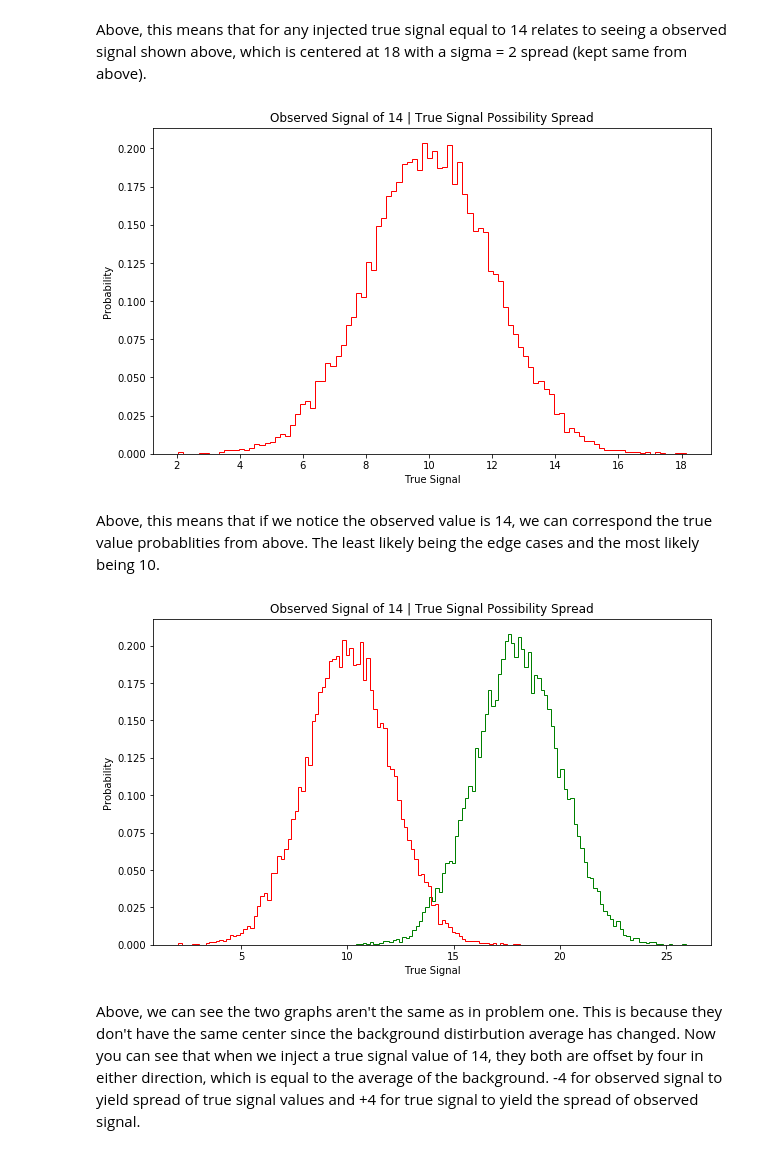
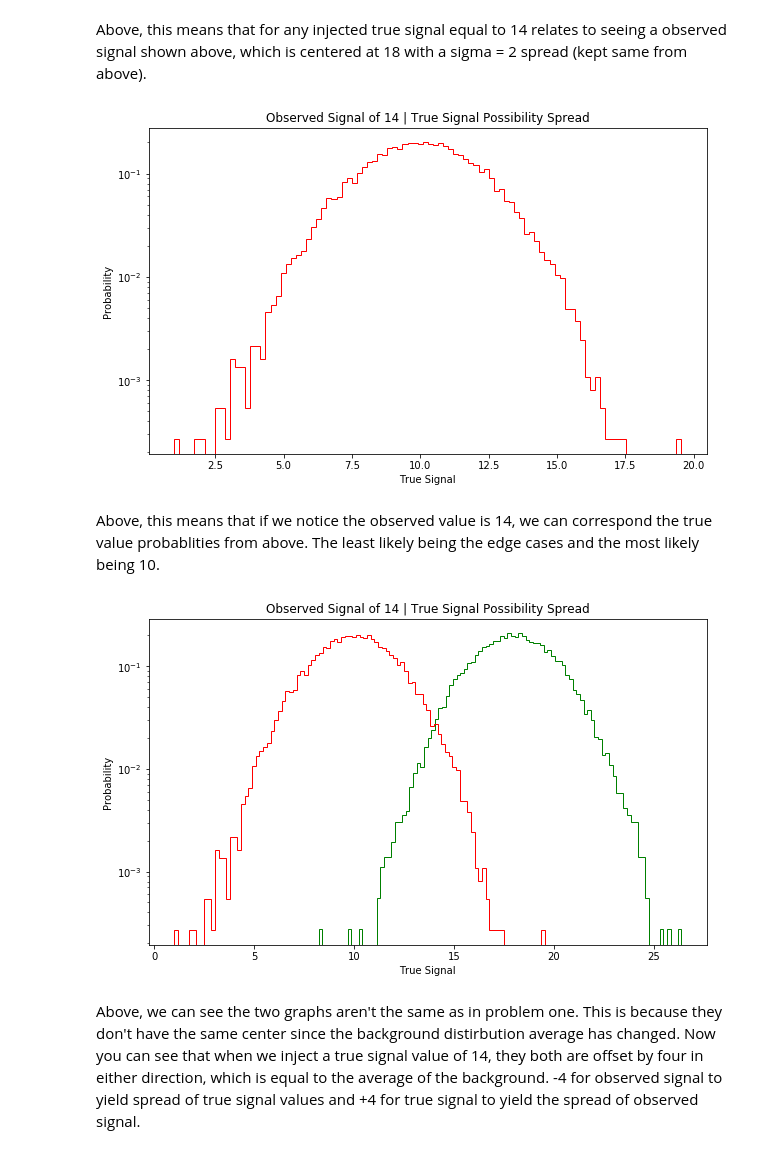
Before and after one commit to noahkim4648/Phys-434-Portfolio, a Jupyter notebook: HW5.ipynb, the cells around one changed output. Drawn from its saved outputs; the diff is of its cells as text; code cells hidden in the pictures.

```diff
--- a/HW5.ipynb
+++ b/HW5.ipynb
@@ -120,22 +122,24 @@ observed14 = table.query(f'13.8 < Data < 14.2')
 plt.hist(observed14['Signal'], bins =100, density = True, color = 'r', histtype='step')
 plt.xlabel('True Signal')
 plt.ylabel('Probability')
+plt.yscale('log')
 plt.title('Observed Signal of 14 | True Signal Possibility Spread')
 plt.show()
 # %% [output]
-[figure, old version]
+[figure, new version]
 # %% [markdown]
 
 Above, this means that if we notice the observed value is 14, we can correspond the true value probablities from above. The least likely being the edge cases and the most likely being 10.
 # %%
 plt.hist(injected14['Data'], bins =100, density = True, histtype='step', color='green')
 plt.hist(observed14['Signal'], bins =100, density = True, histtype='step', color='red')
 plt.xlabel('True Signal')
 plt.ylabel('Probability')
+plt.yscale('log')
 plt.title('Observed Signal of 14 | True Signal Possibility Spread')
 plt.show()
 # %% [output]
-[figure, old version]
+[figure, new version]
 # %% [markdown]
 
 Above, we can see the two graphs aren't the same as in problem one. This is because they don't have the same center since the background distirbution average has changed. Now you can see that when we inject a true signal value of 14, they both are offset by four in either direction, which is equal to the average of the background. -4 for observed signal to yield spread of true signal values and +4 for true signal to yield the spread of observed signal.
```
Also changed, not shown: parts of 5 cells of this notebook.
